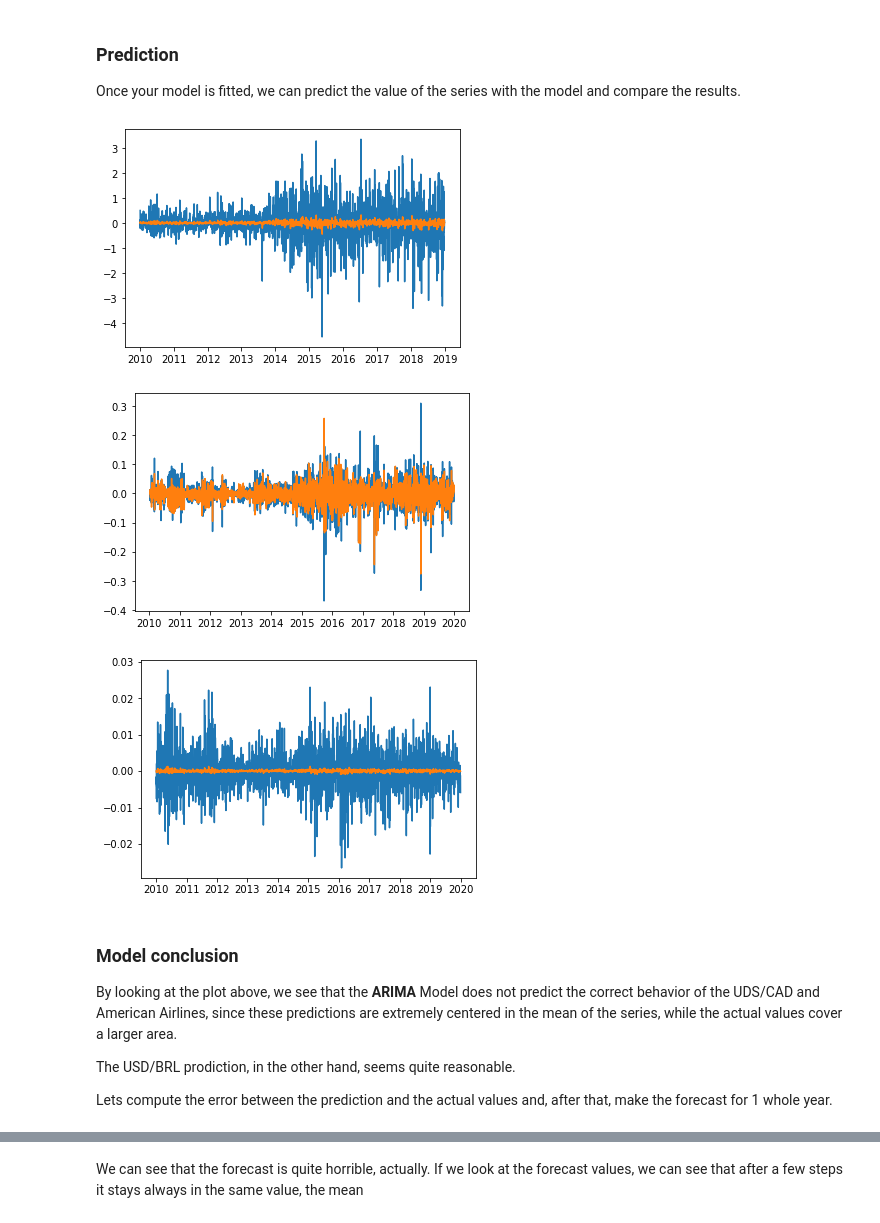
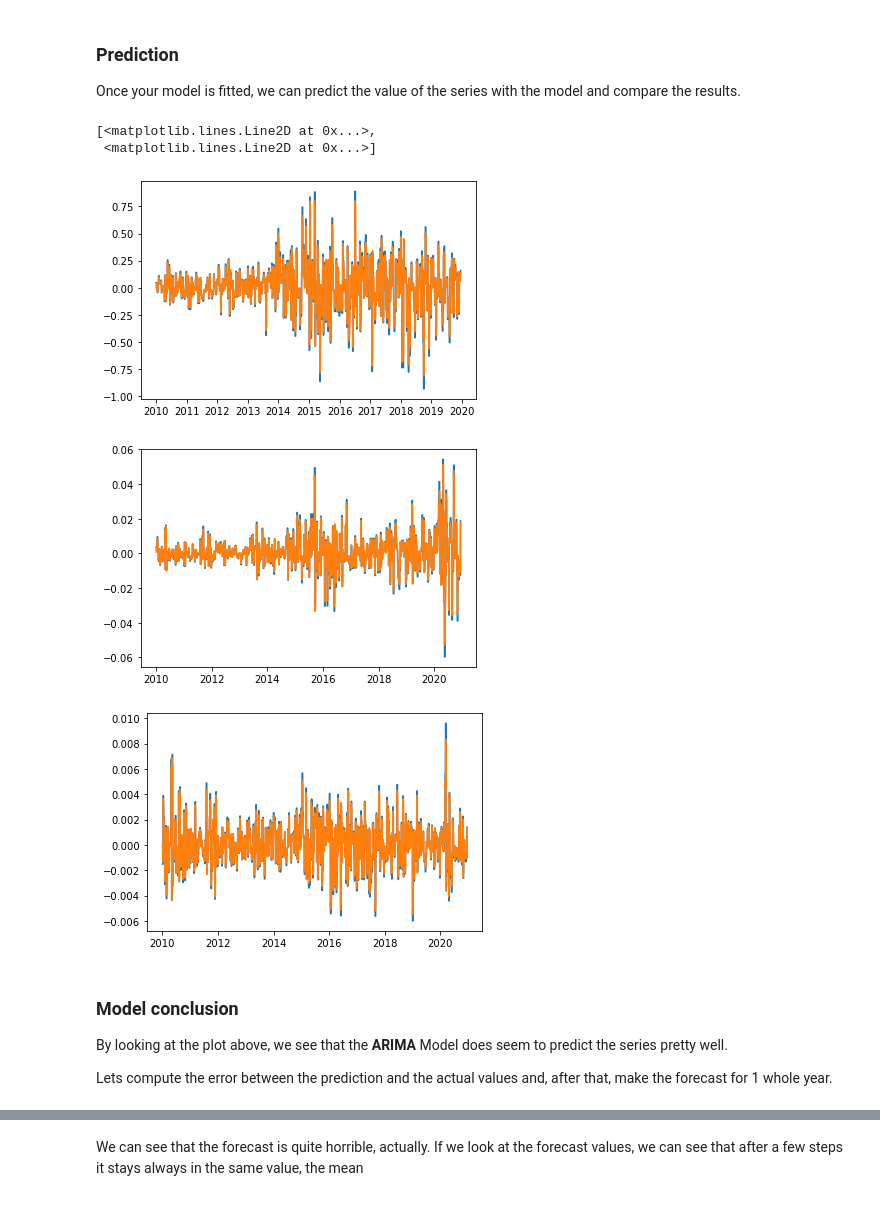
Before and after one commit to MathNog/COMP432-Project, a Jupyter notebook: code/ARIMA.ipynb, the cells around one changed output, grey strips where cells are left out. Drawn from its saved outputs; the diff is of its cells as text; code cells hidden in the pictures.

Commit message:
new note + changes
Changed the series for weekly ones, since daily seemed too complex.
There is something odd with the frequency inside read_filter().
Add notebooks for MLP and Recurrence

```diff
--- a/code/ARIMA.ipynb
+++ b/code/ARIMA.ipynb
@@ -82,22 +82,22 @@ AmericanAirlines_serie = read_filter('../data/AAL2010_2019.csv','Date','Adj Clos
 
 #differentiating the series
 USD_CAD_serie_diff1 = diff(USD_CAD_serie,1)
-USD_BRL_serie_diff2 = diff(USD_BRL_serie,2)
+USD_BRL_serie_diff1 = diff(USD_BRL_serie,1)
 AmericanAirlines_serie_diff1 = diff(AmericanAirlines_serie,1)
 # %% [markdown]
 ## Training and Test Sets
 
 We must divide our time series into a training and test sample. Since our series has anual seasonality, let's leave the last yeas as test sample and the rest of the series as training.
 # %%
-train_American_diff1, test_American_diff1 = train_test(AmericanAirlines_serie_diff1,365)
-train_USD_CAD_diff1, test_USD_CAD_diff1 = train_test(USD_CAD_serie_diff1,365)
-train_USD_BRL_diff2, test_USD_BRL_diff2 = train_test(USD_BRL_serie_diff2,365)
+train_American_diff1, test_American_diff1 = train_test(AmericanAirlines_serie_diff1,12)
+train_USD_CAD_diff1, test_USD_CAD_diff1 = train_test(USD_CAD_serie_diff1,12)
+train_USD_BRL_diff1, test_USD_BRL_diff1 = train_test(USD_BRL_serie_diff1,12)
 # %%
 #Since our series are already stationary, the 'd' parameter in arima(p,d,q) is zero.
 
 arima_American_diff1 = ARIMA(train_American_diff1,order=(1,0,1)).fit()
 arima_USD_CAD_diff1 = ARIMA(train_USD_CAD_diff1,order=(1,0,1)).fit()
-arima_USD_BRL_diff2 = ARIMA(train_USD_BRL_diff2,order=(1,0,1)).fit()
+arima_USD_BRL_diff1 = ARIMA(train_USD_BRL_diff1,order=(1,0,1)).fit()
 # %%
 print('American Airlines',arima_American_diff1.summary())
 print('USD/CAD',arima_USD_CAD_diff1.summary())
@@ -150,34 +150,34 @@ Our residuals density are fairly normal with mean zero and variance constant
 Once your model is fitted, we can predict the value of the series with the model and compare the results.
 # %%
 arima_pred_American_diff1 = arima_American_diff1.predict()
-arima_pred_USD_BRL_diff2 = arima_USD_BRL_diff2.predict()
+arima_pred_USD_BRL_diff1 = arima_USD_BRL_diff1.predict()
 arima_pred_USD_CAD_diff1 = arima_USD_CAD_diff1.predict()
 
 
 compare_pred_American = train_American_diff1.copy(deep=True)
-compare_pred_USD_BRL = train_USD_BRL_diff2.copy(deep=True)
+compare_pred_USD_BRL = train_USD_BRL_diff1.copy(deep=True)
 compare_pred_USD_CAD = train_USD_CAD_diff1.copy(deep=True)
 
 compare_pred_American['Prediction'] = arima_pred_American_diff1
-compare_pred_USD_BRL['Prediction'] = arima_pred_USD_BRL_diff2
+compare_pred_USD_BRL['Prediction'] = arima_pred_USD_BRL_diff1
 compare_pred_USD_CAD['Prediction'] = arima_pred_USD_CAD_diff1
 
 plt.figure()
 plt.plot(compare_pred_American)
 plt.figure()
 plt.plot(compare_pred_USD_BRL)
 plt.figure()
 plt.plot(compare_pred_USD_CAD)
 # %% [output]
+[<matplotlib.lines.Line2D at 0x...>,
+ <matplotlib.lines.Line2D at 0x...>]
-[figure, old version]
+[figure, new version]
-[figure, old version]
+[figure, new version]
-[figure, old version]
+[figure, new version]
 # %% [markdown]
 ### Model conclusion
 
-By looking at the plot above, we see that the **ARIMA** Model does not predict the correct behavior of the UDS/CAD and American Airlines, since these predictions are extremely centered in the mean of the series, while the actual values cover a larger area.
-
-The USD/BRL prodiction, in the other hand, seems quite reasonable.
+By looking at the plot above, we see that the **ARIMA** Model does seem to predict the series pretty well.
 
 Lets compute the error between the prediction and the actual values and, after that, make the forecast for 1 whole year.
 # %%
```
Also changed, not shown: parts of 6 cells of this notebook, 10 other files.
